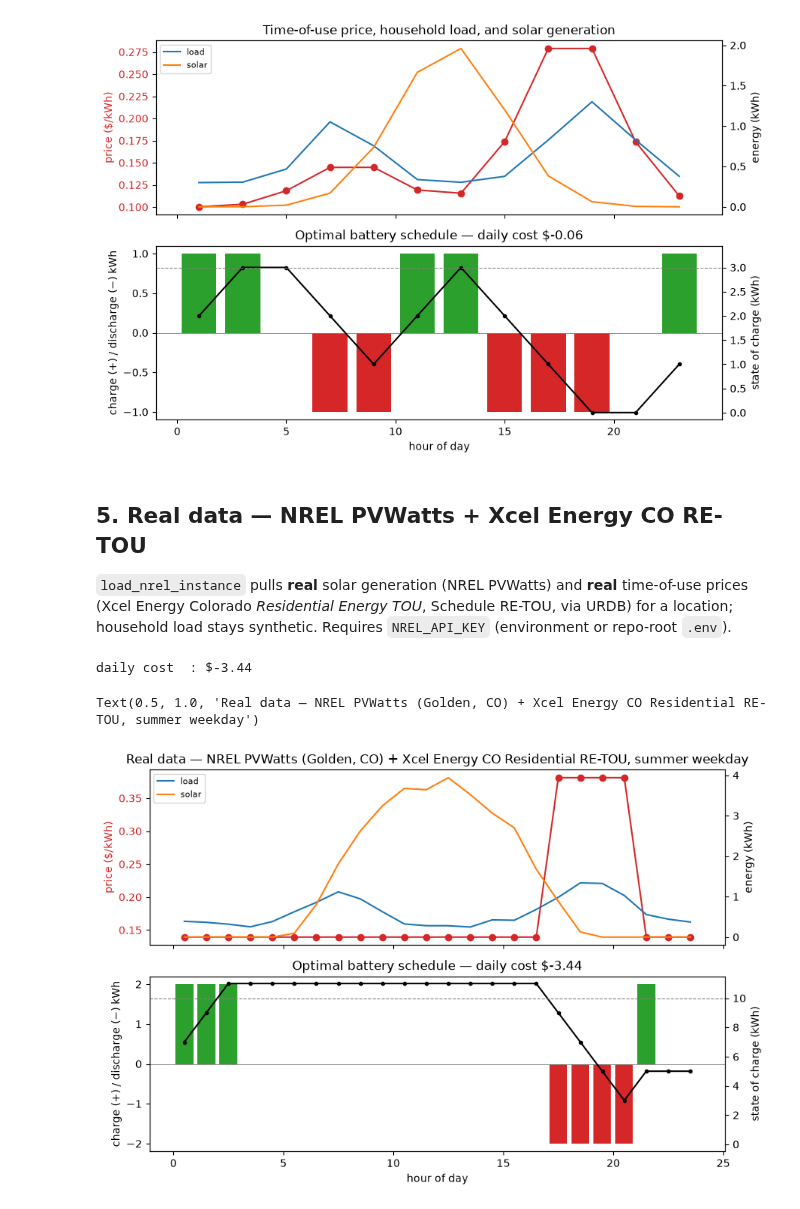
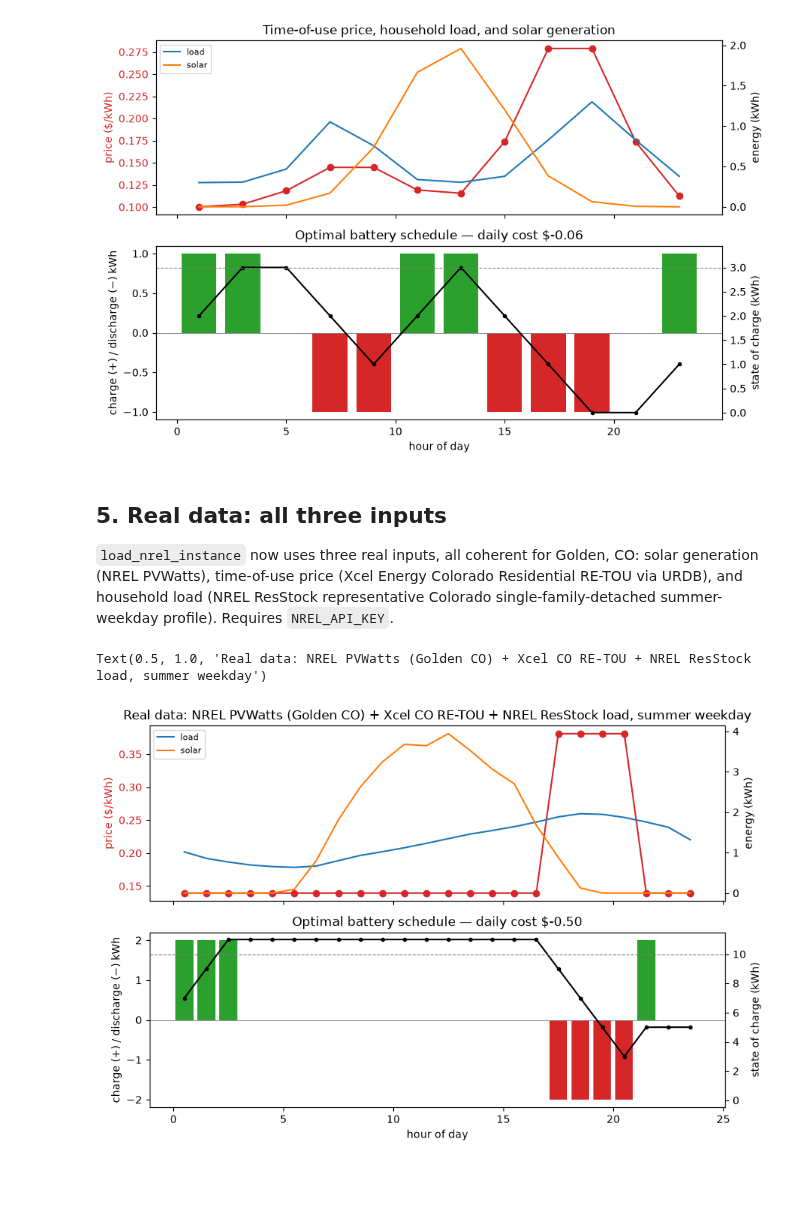
Before and after one commit to austinamissah/quantum-solar, a Jupyter notebook: notebooks/demo.ipynb, the cells around one changed output. Cells and saved outputs as stored; diff of their text form; code cells hidden in the pictures; blank space fills up the shorter version.

Commit message:
Add real NREL ResStock load profile; data layer now fully real

```diff
--- a/notebooks/demo.ipynb
+++ b/notebooks/demo.ipynb
@@ -80,25 +80,22 @@ fig = plot_schedule(day, day_solution)
 daily cost  : $-0.06
 [figure]
 # %% [markdown]
-## 5. Real data — NREL PVWatts + Xcel Energy CO RE-TOU
+## 5. Real data: all three inputs
 
-`load_nrel_instance` pulls **real** solar generation (NREL PVWatts) and **real**
-time-of-use prices (Xcel Energy Colorado *Residential Energy TOU*, Schedule
-RE-TOU, via URDB) for a location; household load stays synthetic. Requires
-`NREL_API_KEY` (environment or repo-root `.env`).
+`load_nrel_instance` now uses three real inputs, all coherent for Golden, CO:
+solar generation (NREL PVWatts), time-of-use price (Xcel Energy Colorado
+Residential RE-TOU via URDB), and household load (NREL ResStock representative
+Colorado single-family-detached summer-weekday profile). Requires `NREL_API_KEY`.
 # %%
 from quantum_solar.data import load_nrel_instance
 
-# Golden, CO (Xcel territory); summer day (day-of-year 172).
-real = load_nrel_instance(lat=39.74, lon=-105.18, day=172)
+real = load_nrel_instance(lat=39.74, lon=-105.18, day=172)  # Golden, CO; summer
 real_solution = dp_solve(real)
-print(f"daily cost  : ${real_solution.true_energy:.2f}")
 
 fig = plot_schedule(real, real_solution)
 fig.axes[0].set_title(
-    "Real data \u2014 NREL PVWatts (Golden, CO) + Xcel Energy CO Residential RE-TOU, summer weekday"
+    "Real data: NREL PVWatts (Golden CO) + Xcel CO RE-TOU + NREL ResStock load, summer weekday"
 )
 # %% [output]
-daily cost  : $-3.44
+Text(0.5, 1.0, 'Real data: NREL PVWatts (Golden CO) + Xcel CO RE-TOU + NREL ResStock load, summer weekday')
-Text(0.5, 1.0, 'Real data — NREL PVWatts (Golden, CO) + Xcel Energy CO Residential RE-TOU, summer weekday')
-[figure, old version]
+[figure, new version]
```
Also changed, not shown: parts of 3 cells of this notebook, 8 other files.
